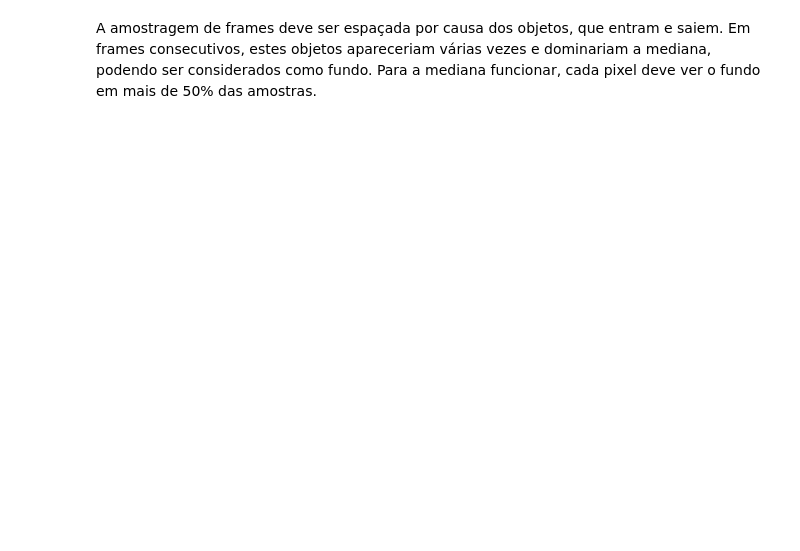
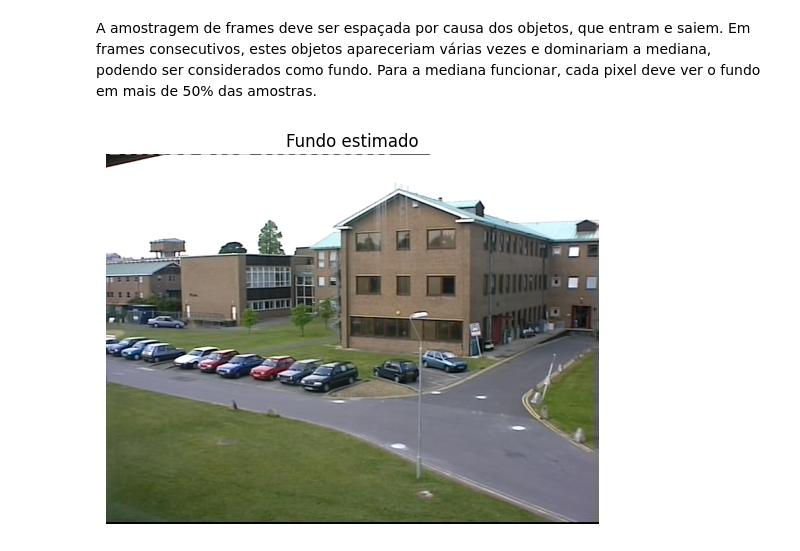
Before and after one commit to beatizisjesus-ctrl/PIV_TP2, a Jupyter notebook: PIV_TP2.ipynb, the cells around one changed output. Saved outputs shown, nothing was run; the diff lists cells and outputs as text; code cells hidden in the pictures; blank space fills up the shorter version.

```diff
--- a/PIV_TP2.ipynb
+++ b/PIV_TP2.ipynb
@@ -32,30 +31,35 @@ A amostragem de frames deve ser espaçada por causa dos objetos, que entram e sa
 # %%
 # 1. Estimação de imagem de fundo
 
 def estimar_fundo(caminho_video, n_frames=50):
     video = cv2.VideoCapture(caminho_video)
     total = int(video.get(cv2.CAP_PROP_FRAME_COUNT)) #num total de frames
-
     # Escolhe n_frames (os seus índices) espaçados uniformemente ao longo do vídeo
     indices = np.linspace(0, total - 1, n_frames).astype(int)
 
     frames = []
     for i in indices:
         # vai buscar ao vídeo os frames cujos índices foram escolhidos, um de cada vez
         video.set(cv2.CAP_PROP_POS_FRAMES, i)
         # lê-se o frame correspondente à posição esoclhida a cima
         ok, frame = video.read()
         #Se estiver tudo bem, nao houver none, guarda na lista
         if ok:
             frames.append(frame)
     video.release() #fecha o video, ja nao se pode ler dele
 
     # Mediana ao longo do eixo temporal (axis=0), pixel a pixel
-    fundo = np.median(np.stack(frames, axis=0), axis=0).astype(np.uint8)
-    return fundo
+    return np.median(np.stack(frames, axis=0), axis=0).astype(np.uint8)
 
-if __name__ == "__main__":
-    fundo = estimar_fundo("camera1.avi", n_frames=50)
-    cv2.imwrite("fundo.png", fundo)
-    cv2.imshow("Fundo estimado", fundo)
-    cv2.waitKey(0)
+
+CAMINHO_VIDEO = "camera1.avi"
+fundo = estimar_fundo(CAMINHO_VIDEO, n_frames=50)
+
+cv2.imwrite("fundo.png", fundo)
+fundo_rgb = cv2.cvtColor(fundo, cv2.COLOR_BGR2RGB)
+plt.imshow(fundo_rgb)
+plt.title("Fundo estimado")
+plt.axis("off")
+plt.show()
+# %% [output]
+[figure, added]
```
Also changed, not shown: parts of 7 cells of this notebook, 1 other file.
